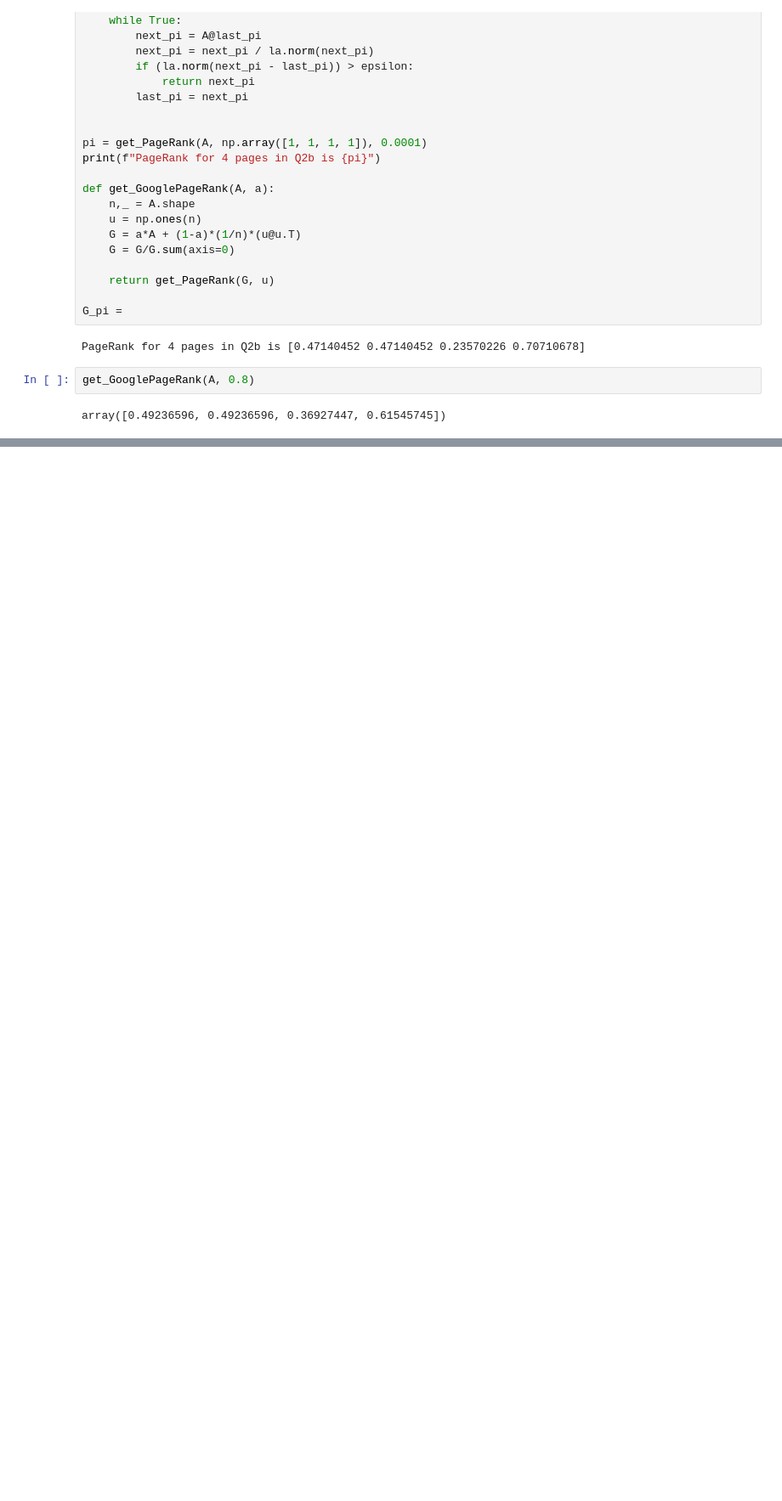
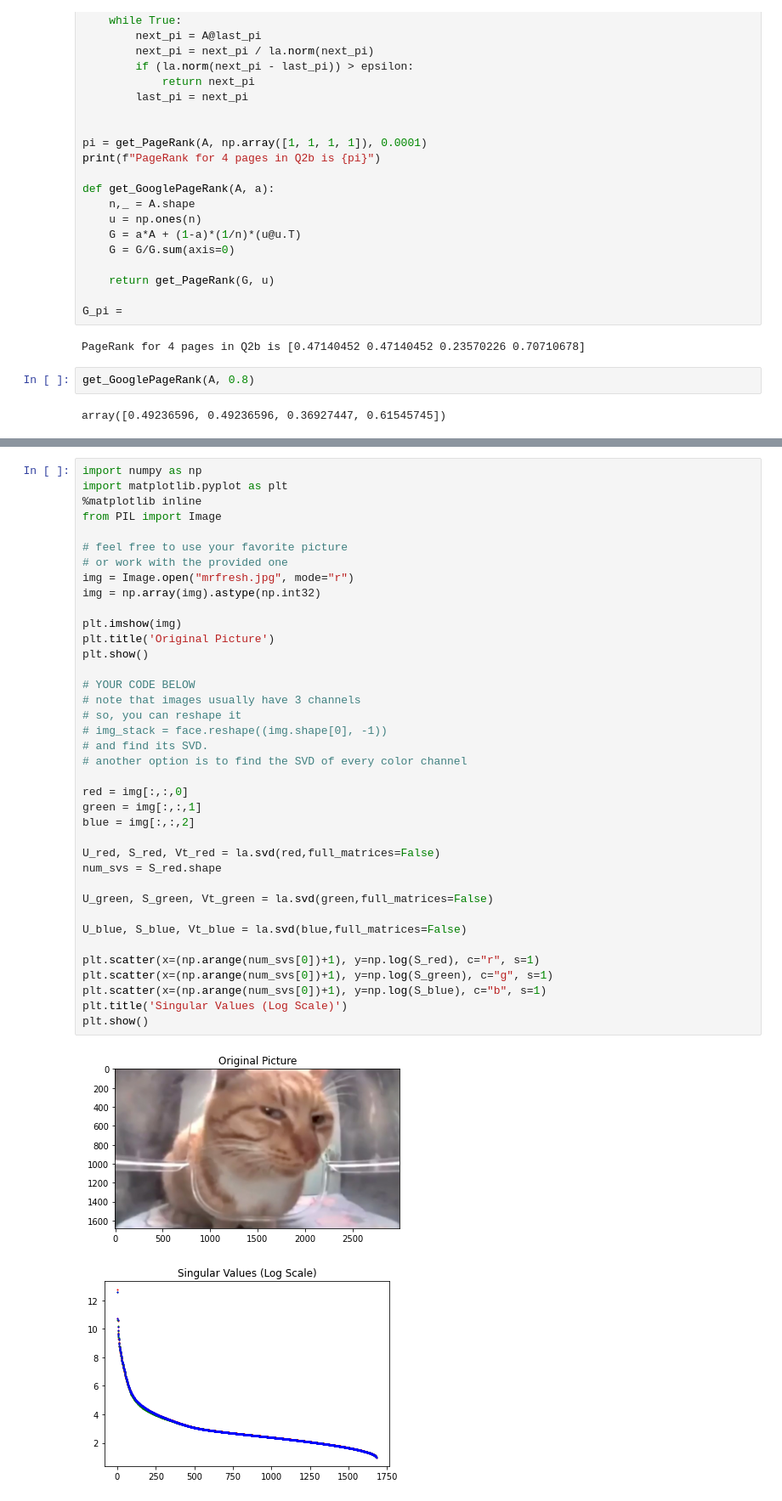
Before and after one commit to georgelord0/CMSC25300-Homeworks, a Jupyter notebook: hw5.ipynb, the cells around one changed output, grey strips where cells are left out. Shown at 85% size. Saved outputs shown, nothing was run; the diff lists cells and outputs as text; blank space fills up the shorter version.

```diff
--- a/hw5.ipynb
+++ b/hw5.ipynb
@@ -39,0 +42,41 @@ array([0.49236596, 0.49236596, 0.36927447, 0.61545745])
+# %%
+import numpy as np
+import matplotlib.pyplot as plt
+%matplotlib inline
+from PIL import Image
+
+# feel free to use your favorite picture
+# or work with the provided one
+img = Image.open("mrfresh.jpg", mode="r")
+img = np.array(img).astype(np.int32)
+
+plt.imshow(img)
+plt.title('Original Picture')
+plt.show()
+
+# YOUR CODE BELOW
+# note that images usually have 3 channels
+# so, you can reshape it
+# img_stack = face.reshape((img.shape[0], -1))
+# and find its SVD.
+# another option is to find the SVD of every color channel
+
+red = img[:,:,0]
+green = img[:,:,1]
+blue = img[:,:,2]
+
+U_red, S_red, Vt_red = la.svd(red,full_matrices=False)
+num_svs = S_red.shape
+
+U_green, S_green, Vt_green = la.svd(green,full_matrices=False)
+
+U_blue, S_blue, Vt_blue = la.svd(blue,full_matrices=False)
+
+plt.scatter(x=(np.arange(num_svs[0])+1), y=np.log(S_red), c="r", s=1)
+plt.scatter(x=(np.arange(num_svs[0])+1), y=np.log(S_green), c="g", s=1)
+plt.scatter(x=(np.arange(num_svs[0])+1), y=np.log(S_blue), c="b", s=1)
+plt.title('Singular Values (Log Scale)')
+plt.show()
+# %% [output]
+[figure, added]
+[figure, added]
```
Also changed, not shown: parts of 3 cells of this notebook, 2 other files.
